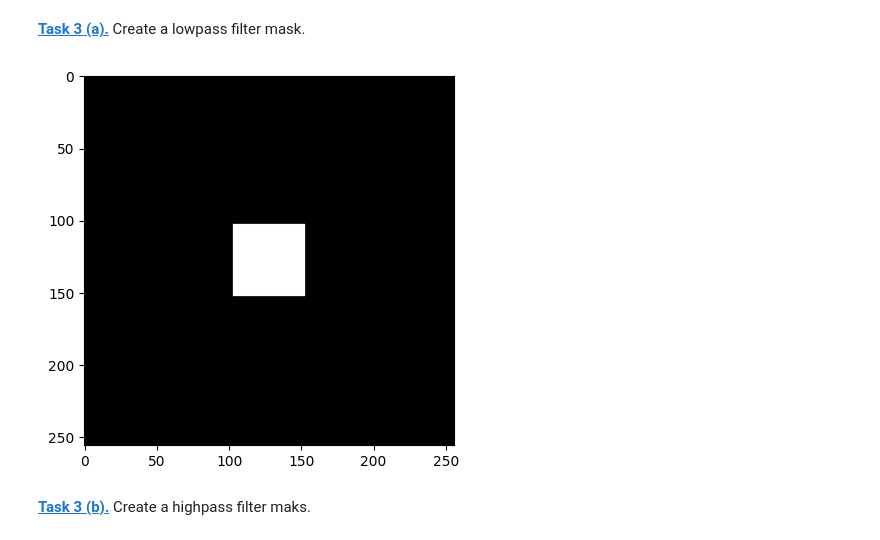
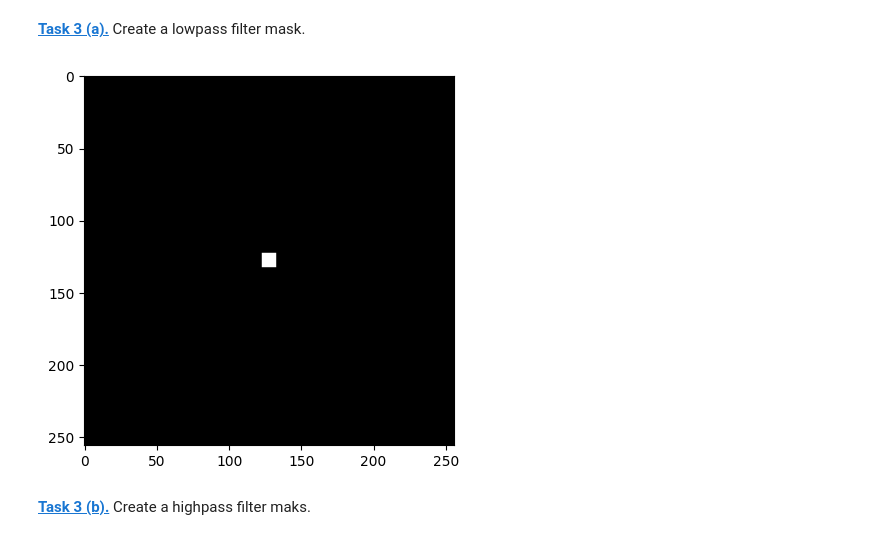
Before and after one commit to ronjahornschuh/mobi-fs5-python, a Jupyter notebook: fourier.ipynb, the cells around one changed output. Saved outputs shown, nothing was run; the diff lists cells and outputs as text; code cells hidden in the pictures.

```diff
--- a/fourier.ipynb
+++ b/fourier.ipynb
@@ -158,19 +158,19 @@ plt.show
 # %%
 lp_mask = np.zeros((256,256))
 filter_window_size = 10
 
 # wenn man nur / macht, ist es float
 # wenn man // macht, ist es int
 center = 256 // 2
 half_size = filter_window_size // 2
 
 # von center - half_size bis center + half_size
 lp_mask[center - half_size : center + half_size, center - half_size : center + half_size] = 1
 
-plt.imshow(mask, cmap='gray')
+plt.imshow(lp_mask, cmap='gray')
 plt.show()
 # %% [output]
-[figure, old version]
+[figure, new version]
 # %% [markdown]
 **[Task 3 (b).]()** Create a highpass filter maks.
 # %%
```
Also changed, not shown: parts of 10 cells of this notebook, 1 other file.
